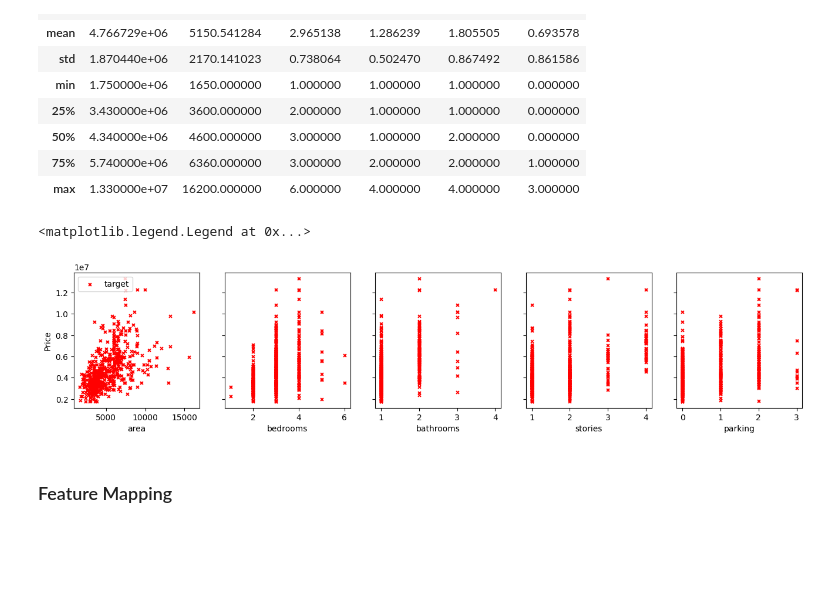
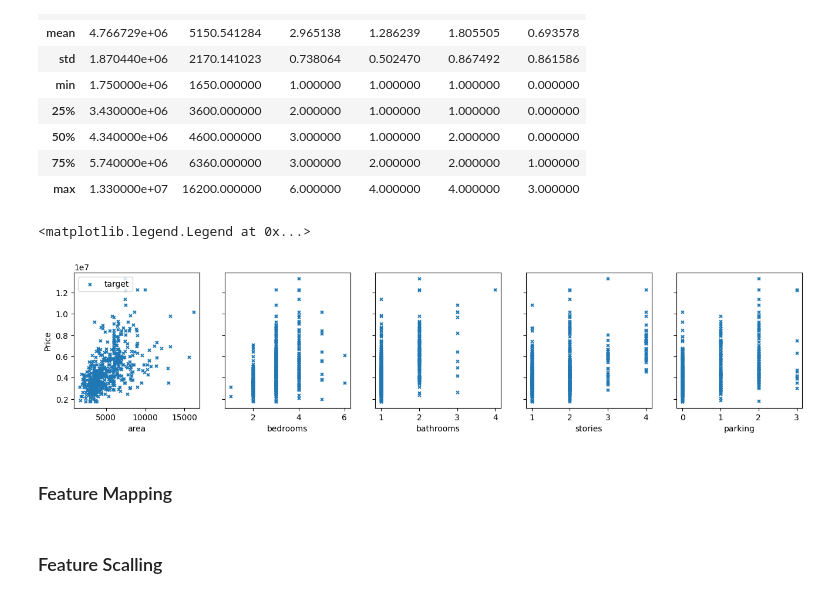
Before and after one commit to matsouto/ML_Notebooks, a Jupyter notebook: Supervised Learning/Multiplelinear.ipynb, the cells around one changed output. Cells and saved outputs as stored; diff of their text form; code cells hidden in the pictures; blank space fills up the shorter version.

```diff
--- a/Supervised Learning/Multiplelinear.ipynb
+++ b/Supervised Learning/Multiplelinear.ipynb
@@ -50,13 +51,15 @@ p2p Y: 11550000
 # %%
 fig, ax = plt.subplots(1,x_train.shape[1], figsize=(16,3), sharey=True)
 for i in range(x_train.shape[1]):
-    ax[i].scatter(x_train[:,i], y_train, marker = 'x', color = 'red', s=12)
+    ax[i].scatter(x_train[:,i], y_train, marker = 'x', color = 'tab:blue', s=12)
     ax[i].set_xlabel(x_train_df.columns[i])
 ax[0].set_ylabel('Price')
 ax[0].legend(['target'], loc='upper left')
 # %% [output]
 <matplotlib.legend.Legend at 0x...>
-[figure, old version]
+[figure, new version]
 # %% [markdown]
 ### Feature Mapping
+# %% [markdown]
+### Feature Scalling
 # %% [markdown]
```
Also changed, not shown: parts of 8 cells of this notebook, 6 other files.
